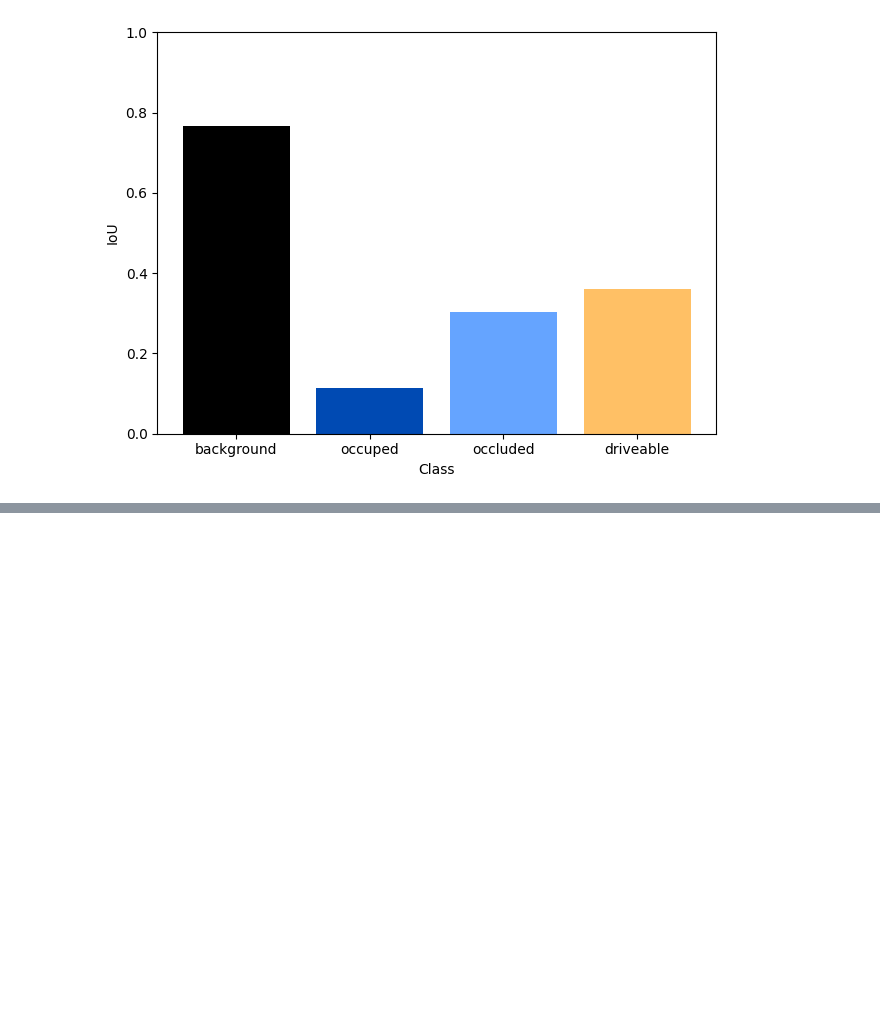
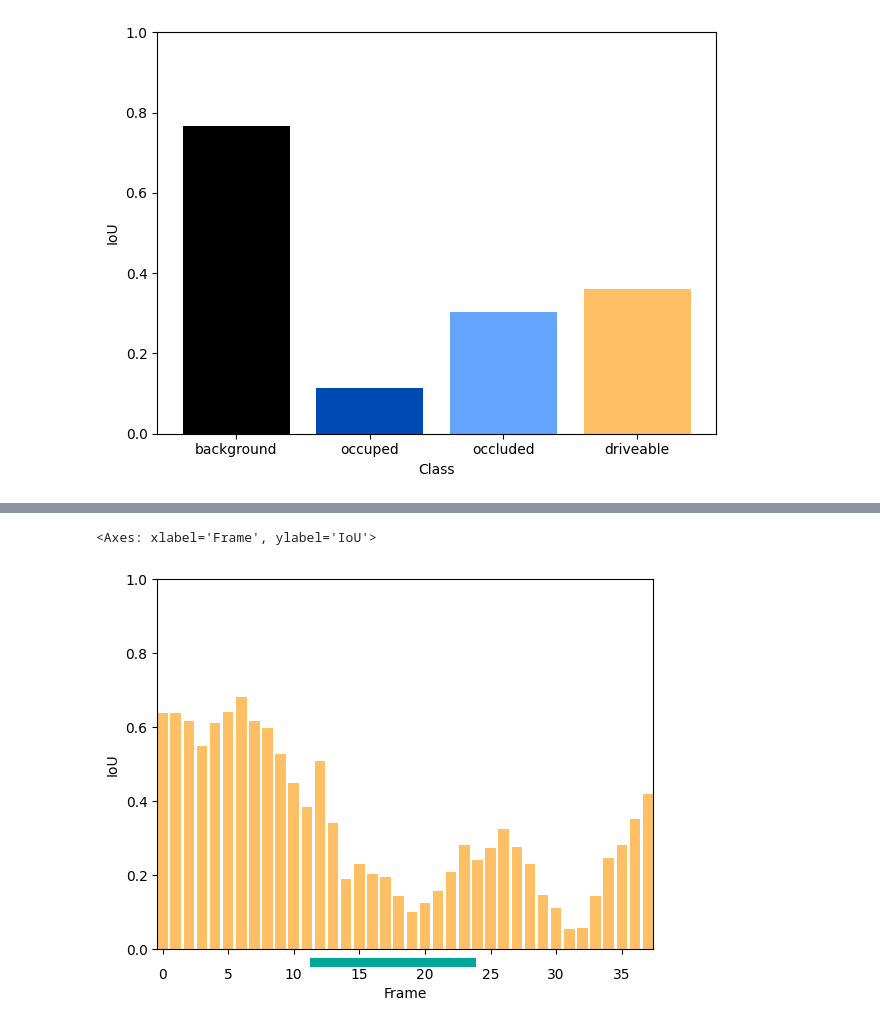
Before and after one commit to alanglk/BEV2Seg_2, a Jupyter notebook: notebooks/evaluate_masks.ipynb, the cells around one changed output, grey strips where cells are left out. Saved outputs shown, nothing was run; the diff lists cells and outputs as text; code cells hidden in the pictures; blank space fills up the shorter version.

```diff
--- a/notebooks/evaluate_masks.ipynb
+++ b/notebooks/evaluate_masks.ipynb
@@ -283,0 +350,6 @@ legend_labels
+# %%
+rotation_data = [1 if not v else 2 for v in AUX]
+plot_mean_iou_per_frame(data, 'scene-0061', 'driveable', title="", rotation_data=AUX)
+# %% [output]
+<Axes: xlabel='Frame', ylabel='IoU'>
+[figure, added]
```
Also changed, not shown: parts of 6 cells of this notebook, 1 other file.
